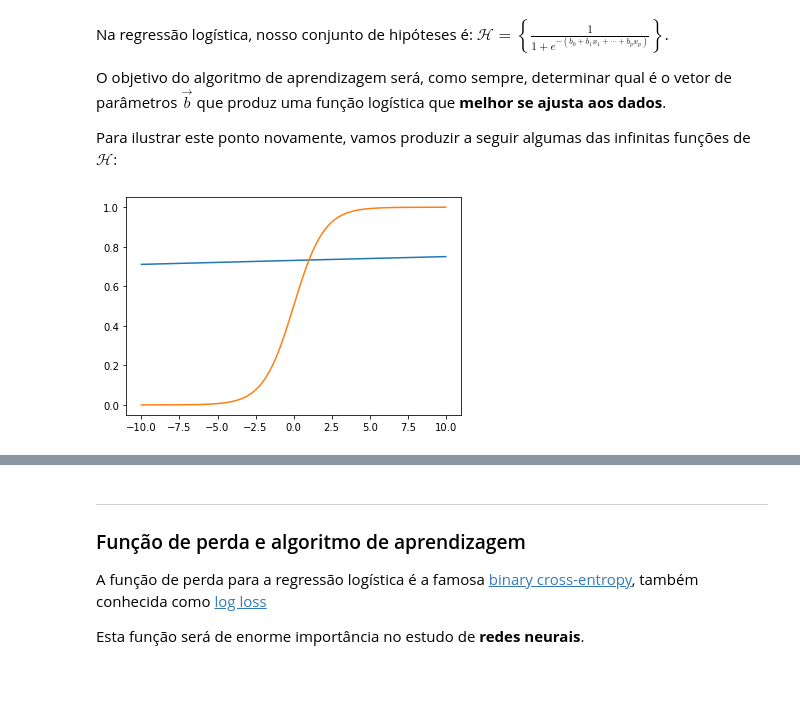
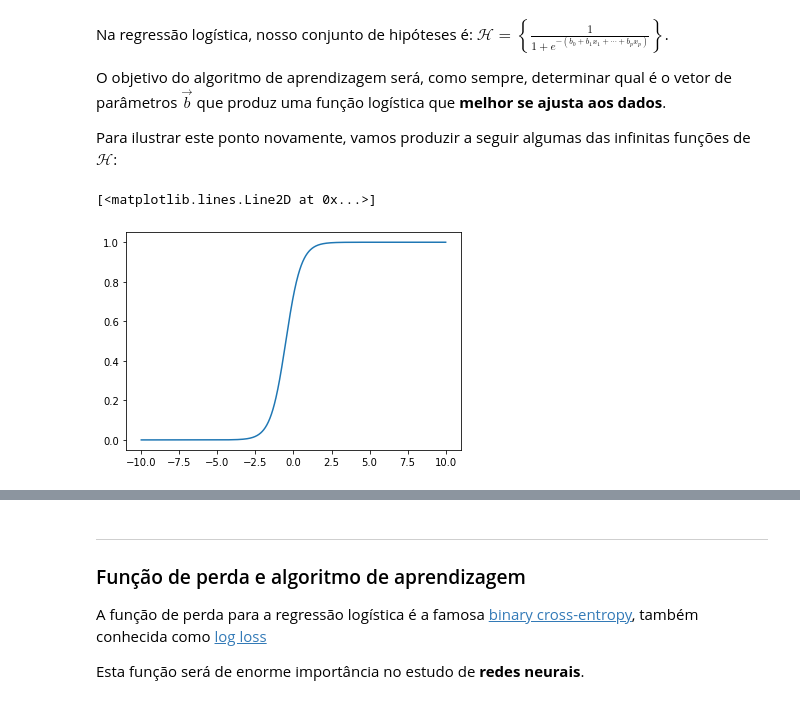
Before and after one commit to GabrielAsato/Curso_DS_Degree, a Jupyter notebook: Módulo 8 - Estatística II/Aula 4 - regressão logística e problemas de classificação.ipynb, the cells around one changed output, grey strips where cells are left out. Cells and saved outputs as stored; diff of their text form; code cells hidden in the pictures.

```diff
--- a/Módulo 8 - Estatística II/Aula 4 - regressão logística e problemas de classificação.ipynb
+++ b/Módulo 8 - Estatística II/Aula 4 - regressão logística e problemas de classificação.ipynb
@@ -245,11 +279,14 @@ def sig(x):
 # %%
 b0 = 1
-b1 = 0.01
-x = np.linspace(-10,10,1000)
+b1 = 2
 
-y_lin = sig(hip_lin(x, b0, b1))
-y_sig = sig(x)
-plt.plot(x, y_lin)
-plt.plot(x, y_sig);
+x = np.linspace(-10, 10, 1000)
+
+y_lin = hip_lin(x, b0, b1)
+
+y_sig = sig(y_lin)
+
+plt.plot(x, y_sig)
 # %% [output]
+[<matplotlib.lines.Line2D at 0x...>]
-[figure, old version]
+[figure, new version]
```
Also changed, not shown: parts of 85 cells of this notebook, 5 other files.
